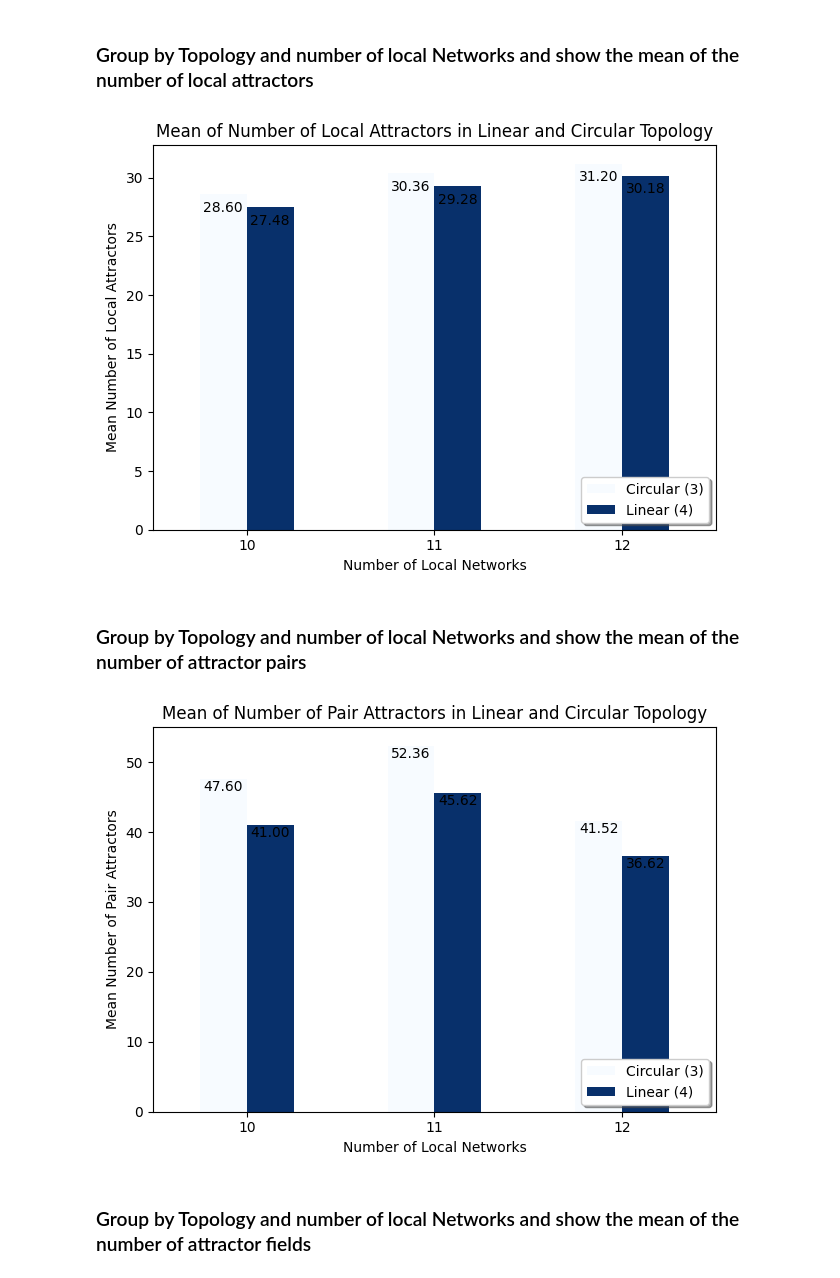
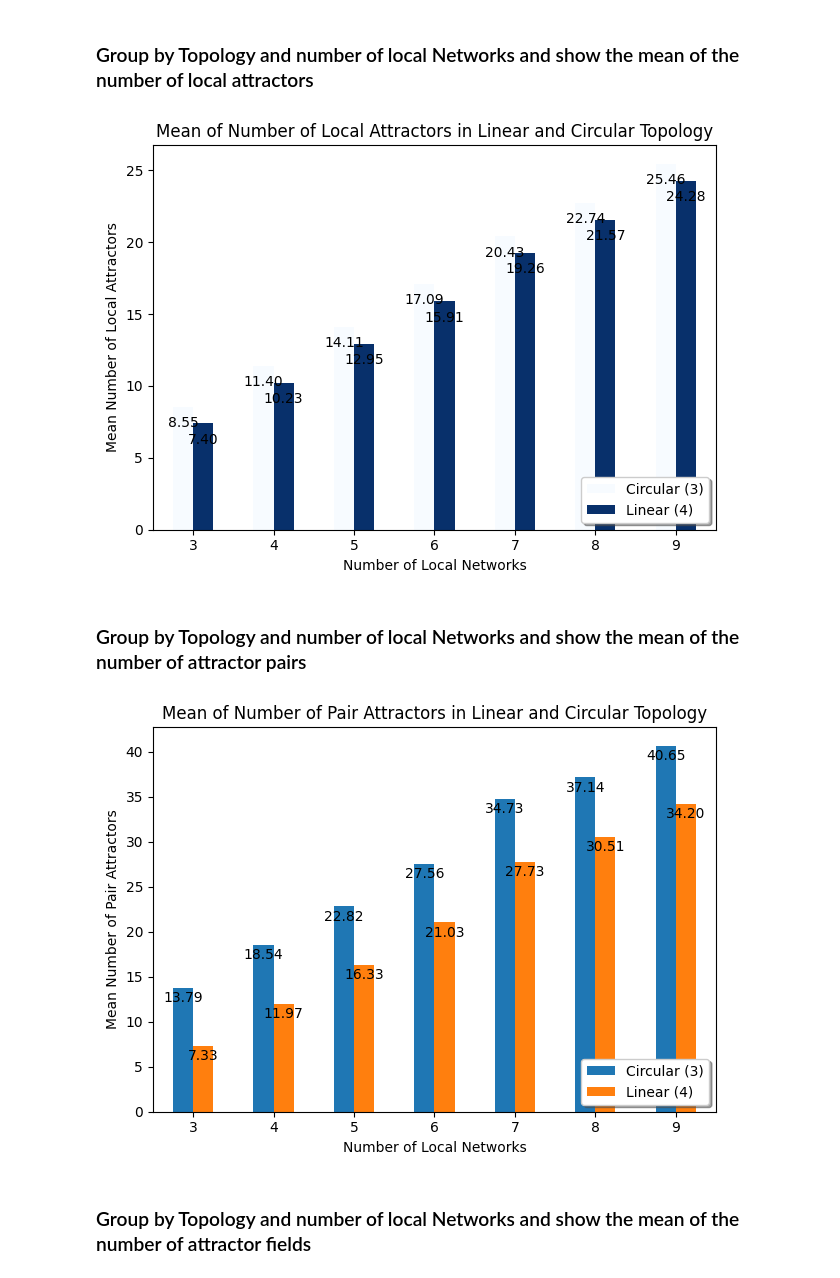
Before and after one commit to crptcusco/cbnetwork, a Jupyter notebook: experiments/structural/3_linear_circle/exp5_aleatory_linear_circle.ipynb, the cells around one changed output. Saved outputs shown, nothing was run; the diff lists cells and outputs as text; code cells hidden in the pictures.

```diff
--- a/experiments/structural/3_linear_circle/exp5_aleatory_linear_circle.ipynb
+++ b/experiments/structural/3_linear_circle/exp5_aleatory_linear_circle.ipynb
@@ -10,7 +10,7 @@ import numpy as np
 import pandas as pd
 
 # Read the database
-df = pd.read_csv("exp5_aleatory_linear_circle_10_12_50.csv")
+df = pd.read_csv("exp5_aleatory_linear_circle_3_9_1000.csv")
 df = df.rename(columns={'Unnamed: 0': 'id_register'})
 df['id_register'] = df['id_register'] + 1
 df.keys()
@@ -67,36 +67,36 @@ ax.legend(handles, [f'{legend_labels[int(label)]:s} ({label:s})' for label in la
 plt.tight_layout()
 plt.show()
 # %% [output]
-[figure, old version]
+[figure, new version]
 # %% [markdown]
 ### Group by Topology and number of local Networks and show the mean of the number of attractor pairs
 # %%
 # Create the bar plot with different colors for each group
-ax = grouped_df['n_pair_attractors'].mean().unstack().plot(kind='bar', colormap='Blues')
+ax = grouped_df['n_pair_attractors'].mean().unstack().plot(kind='bar')
 
 # Assign labels and title
 ax.set_xlabel('Number of Local Networks')
 ax.set_ylabel('Mean Number of Pair Attractors')
 # Rotate x-axis labels
 ax.set_xticklabels(ax.get_xticklabels(), rotation=0)
 plt.title("Mean of Number of Pair Attractors in Linear and Circular Topology")
 
 # Add labels with exact values inside each bar
 for p in ax.patches:
     ax.annotate(f'{p.get_height():.2f}', (p.get_x() + p.get_width() / 2., p.get_height() - 1.15),
                 ha='center', va='center', xytext=(0, 0), textcoords='offset points')
 
 # Create a custom legend
 legend_labels = {3: 'Circular', 4: 'Linear'}
 handles, labels = ax.get_legend_handles_labels()
 ax.legend(handles, [f'{legend_labels[int(label)]:s} ({label:s})' for label in labels],
           loc='lower right', bbox_to_anchor=(1, 0), fancybox=True, shadow=True)
 
 # Show the plot
 plt.tight_layout()
 plt.show()
 # %% [output]
-[figure, old version]
+[figure, new version]
 # %% [markdown]
 ### Group by Topology and number of local Networks and show the mean of the number of attractor fields
 # %%
```
Also changed, not shown: parts of 6 cells of this notebook.
